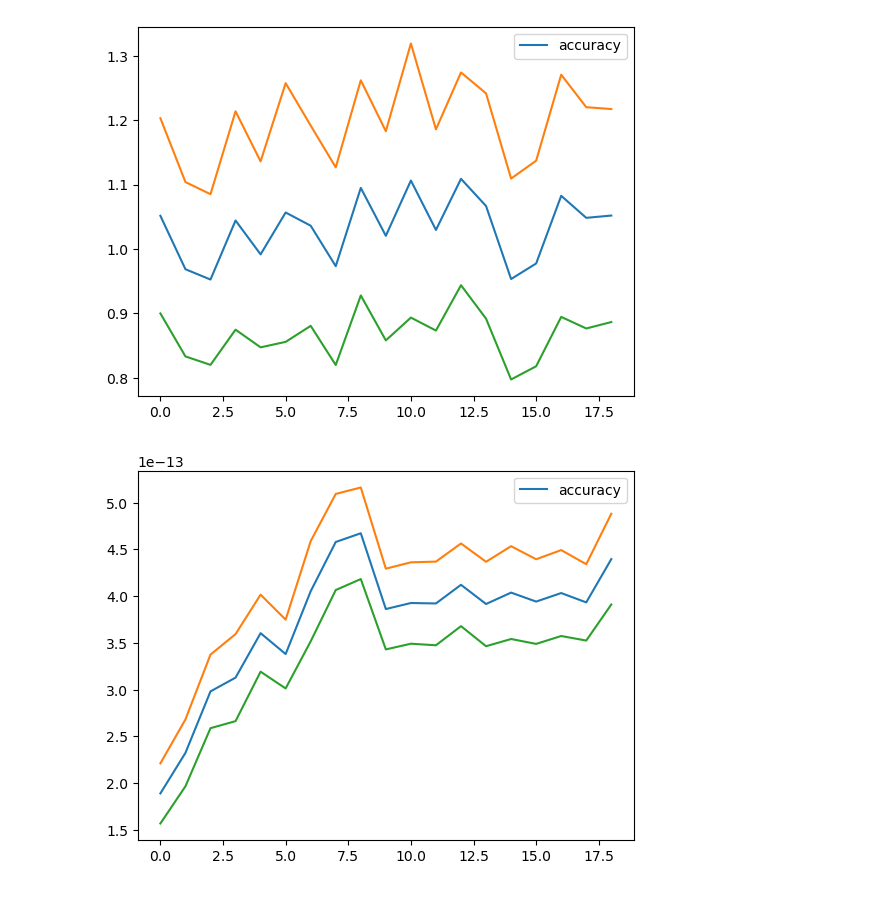
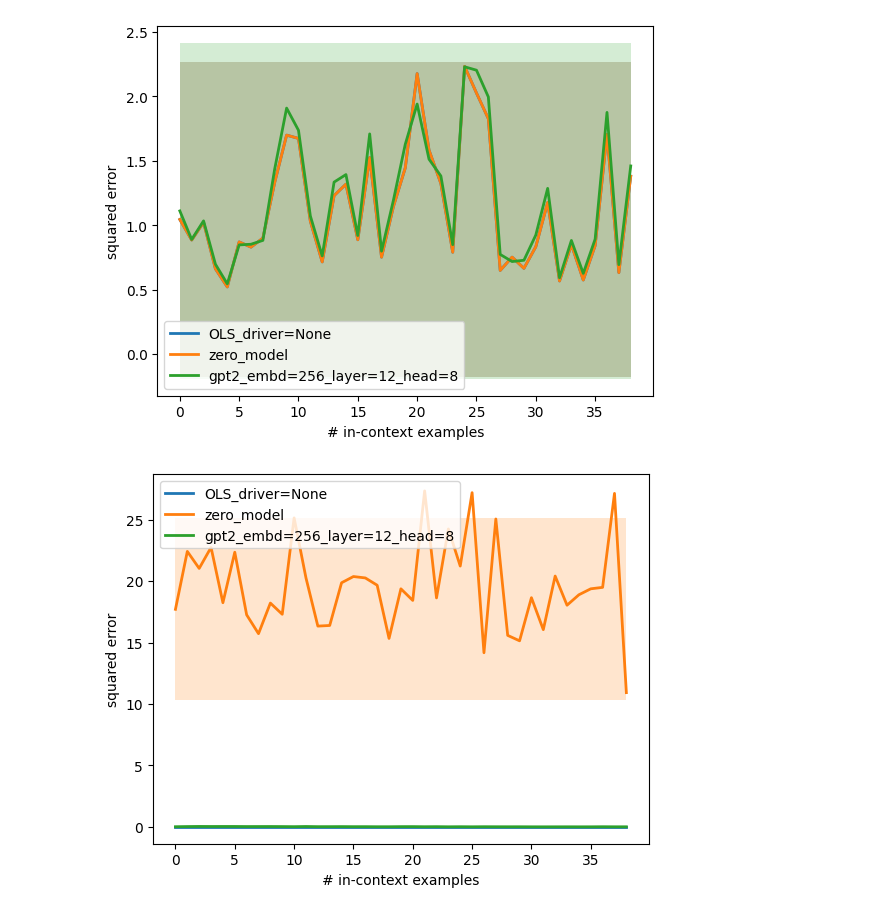
Before and after one commit to in-context-learning-2024/in-context, a Jupyter notebook: src/eval.ipynb, the cells around one changed output. Cells and saved outputs as stored; diff of their text form; code cells hidden in the pictures.

```diff
--- a/src/eval.ipynb
+++ b/src/eval.ipynb
@@ -29,6 +31,23 @@ from torch.distributions import MultivariateNormal
 import torch
+# %%
+def plot_model_errs(models: list[ContextModel], errors: list[torch.Tensor], plot_deviation: bool = True):
+    information = list(post_process(errors))
+    for model, info in zip(models, information):
+
+        plt.plot('accuracy', data=info, lw=2, label=f"{model}")
+
+        if plot_deviation:
+            plt.fill_between(
+                list(range(info['accuracy'].shape[0])),
+                info["confidence_0.01_upper"][..., 0],
+                info["confidence_0.01_lower"][..., 0],
+                data=info, alpha=0.2, linewidth=0, antialiased=True
+            )
+
+    plt.xlabel("# in-context examples")
+    plt.ylabel("squared error")
 # %%
-B_SIZE, SEQ_LEN, X_DIM, Y_DIM = 512, 40, 20, 1
+NUM_BATCHES, B_SIZE, SEQ_LEN, X_DIM, Y_DIM = 2, 32, 40, 20, 1
 X_SHAPE = torch.Size([B_SIZE, SEQ_LEN, X_DIM])
 Y_SHAPE = torch.Size([B_SIZE, SEQ_LEN, Y_DIM])
 
@@ -134,26 +139,20 @@ for model, results in zip(MODELS, values):
 # %%
 bench = FCErrorOrthogonal(METRIC, base_fc)
-errs = bench.evaluate(MODELS, num_batches=4)
-values = list(post_process(errs))
-for model, results in zip(MODELS, values):
-    plt.plot("accuracy", data=results, label="accuracy")
-    plt.plot("confidence_0.01_upper", data=results)
-    plt.plot("confidence_0.01_lower", data=results)
-    plt.legend()
-    plt.show()
-    break
+errs = bench.evaluate(MODELS, num_batches=NUM_BATCHES)
+
+plot_model_errs(MODELS, errs)
+
+plt.legend()
+plt.show()
 # %% [output]
-[figure, old version]
+[figure, new version]
 # %%
 bench = FCErrorSeenPoints(METRIC, base_fc)
-errs = bench.evaluate(MODELS, num_batches=4)
-values = list(post_process(errs))
-for model, results in zip(MODELS, values):
-    plt.plot("accuracy", data=results, label="accuracy")
-    plt.plot("confidence_0.01_upper", data=results)
-    plt.plot("confidence_0.01_lower", data=results)
-    plt.legend()
-    plt.show()
-    break
+errs = bench.evaluate(MODELS, num_batches=NUM_BATCHES)
+
+plot_model_errs(MODELS, errs)
+
+plt.legend()
+plt.show()
 # %% [output]
-[figure, old version]
+[figure, new version]
```
Also changed, not shown: parts of 6 cells of this notebook.
